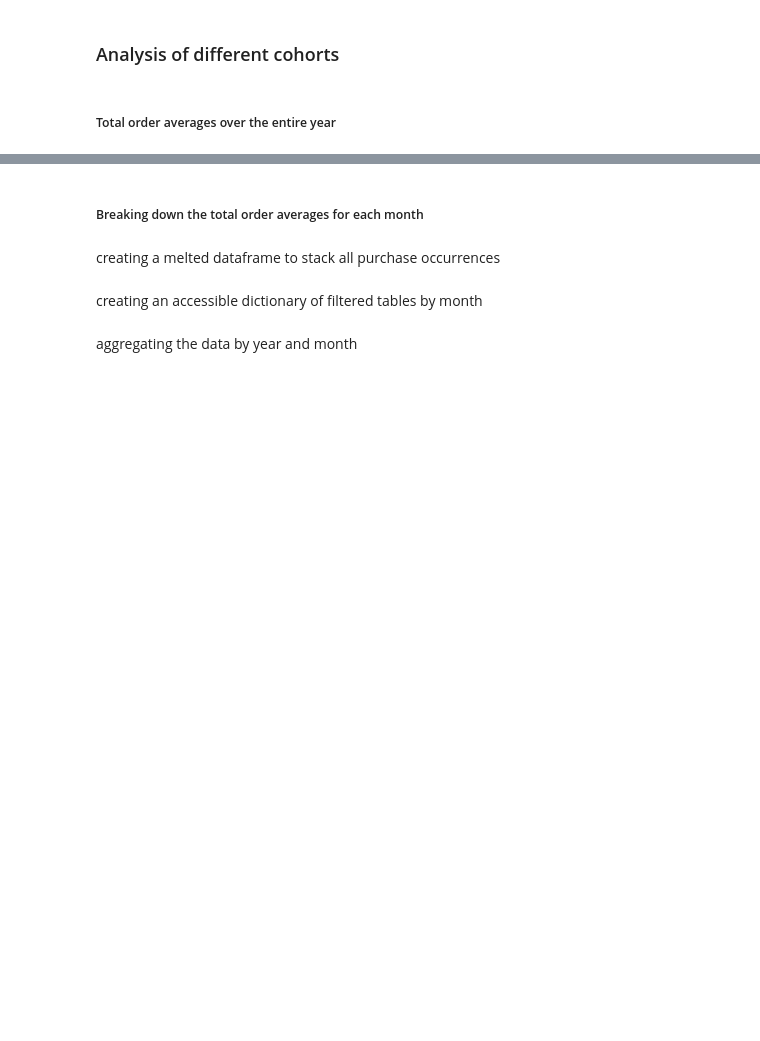
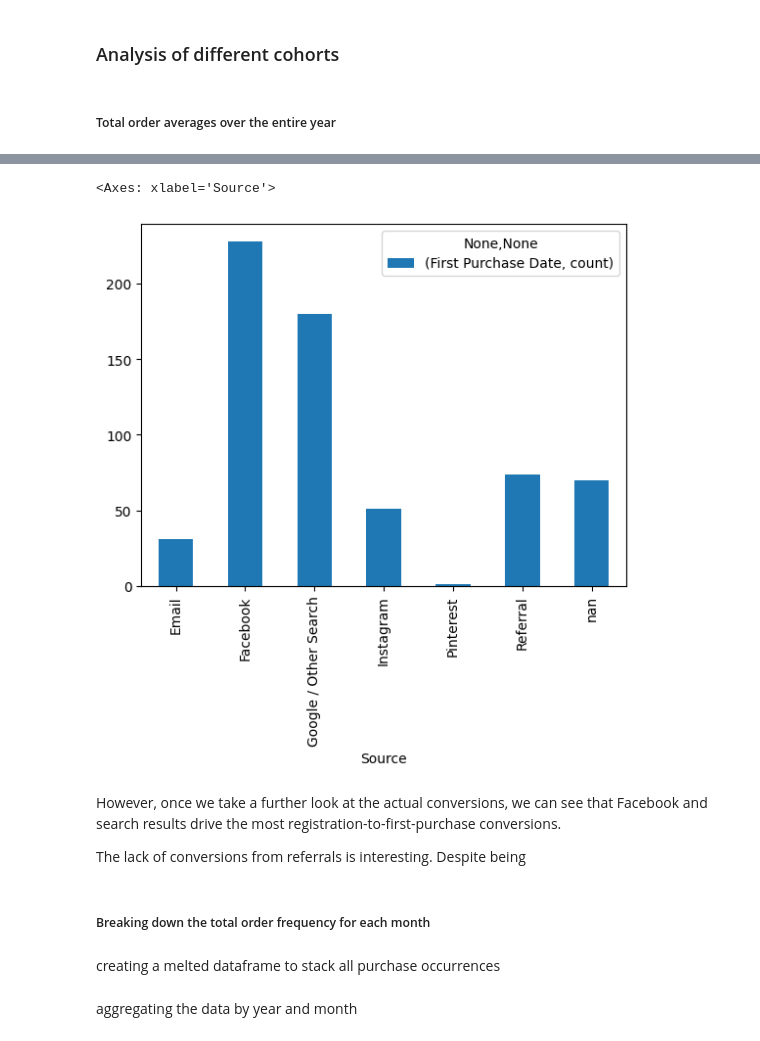
Before and after one commit to Pavat1X/case-study-interview, a Jupyter notebook: task_two.ipynb, the cells around one changed output, grey strips where cells are left out. Drawn from its saved outputs; the diff is of its cells as text; code cells hidden in the pictures; blank space fills up the shorter version.

```diff
--- a/task_two.ipynb
+++ b/task_two.ipynb
@@ -87,0 +84,4 @@ Further data on traffic from source, click-through rates and user journey from c
+# %%
+data_mean_conv = data_mean[['Source', 'First Purchase Date']]
+data_mean_conv = data_mean_conv.groupby(data_mean_conv['Source']).agg({'count'})
+data_mean_conv
@@ -88,5 +99,14 @@ Further data on traffic from source, click-through rates and user journey from c
+# %%
+data_mean_conv.plot.bar()
+# %% [output]
+<Axes: xlabel='Source'>
+[figure, added]
+# %% [markdown]
+However, once we take a further look at the actual conversions, we can see that Facebook and search results drive the most registration-to-first-purchase conversions.
+
+The lack of conversions from referrals is interesting. Despite being
 # %% [markdown]
-##### Breaking down the total order averages for each month
+##### Breaking down the total order frequency for each month
 # %% [markdown]
 creating a melted dataframe to stack all purchase occurrences
 # %%
@@ -101,5 +121,3 @@ data_month = data_month.melt('Customer ID', value_name='purchase')
 data_month = data_month.drop(columns='variable')
 
 data_month = data_month.set_index('Customer ID')
-# %% [markdown]
-creating an accessible dictionary of filtered tables by month
```
Also changed, not shown: parts of 23 cells of this notebook.
